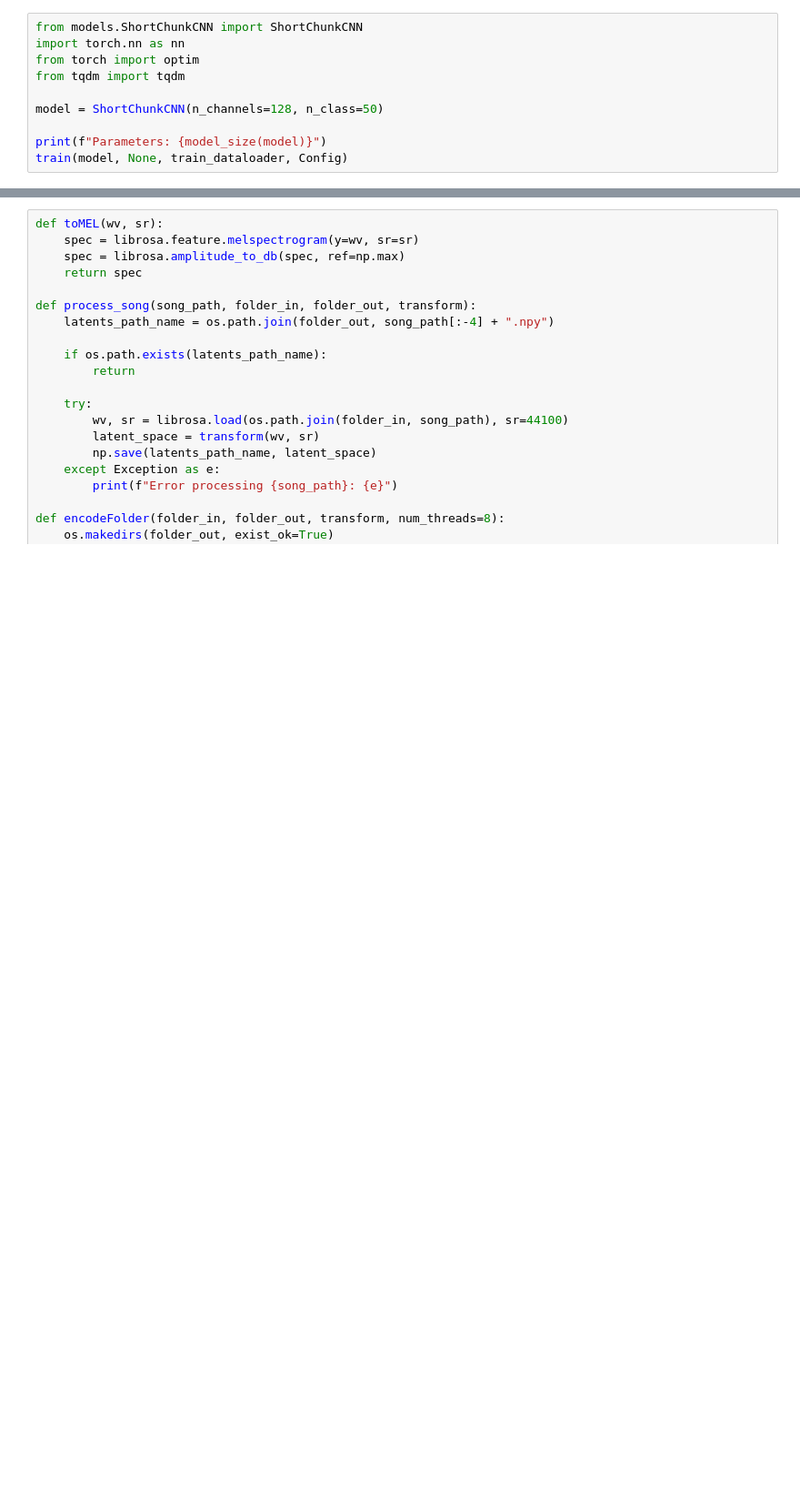
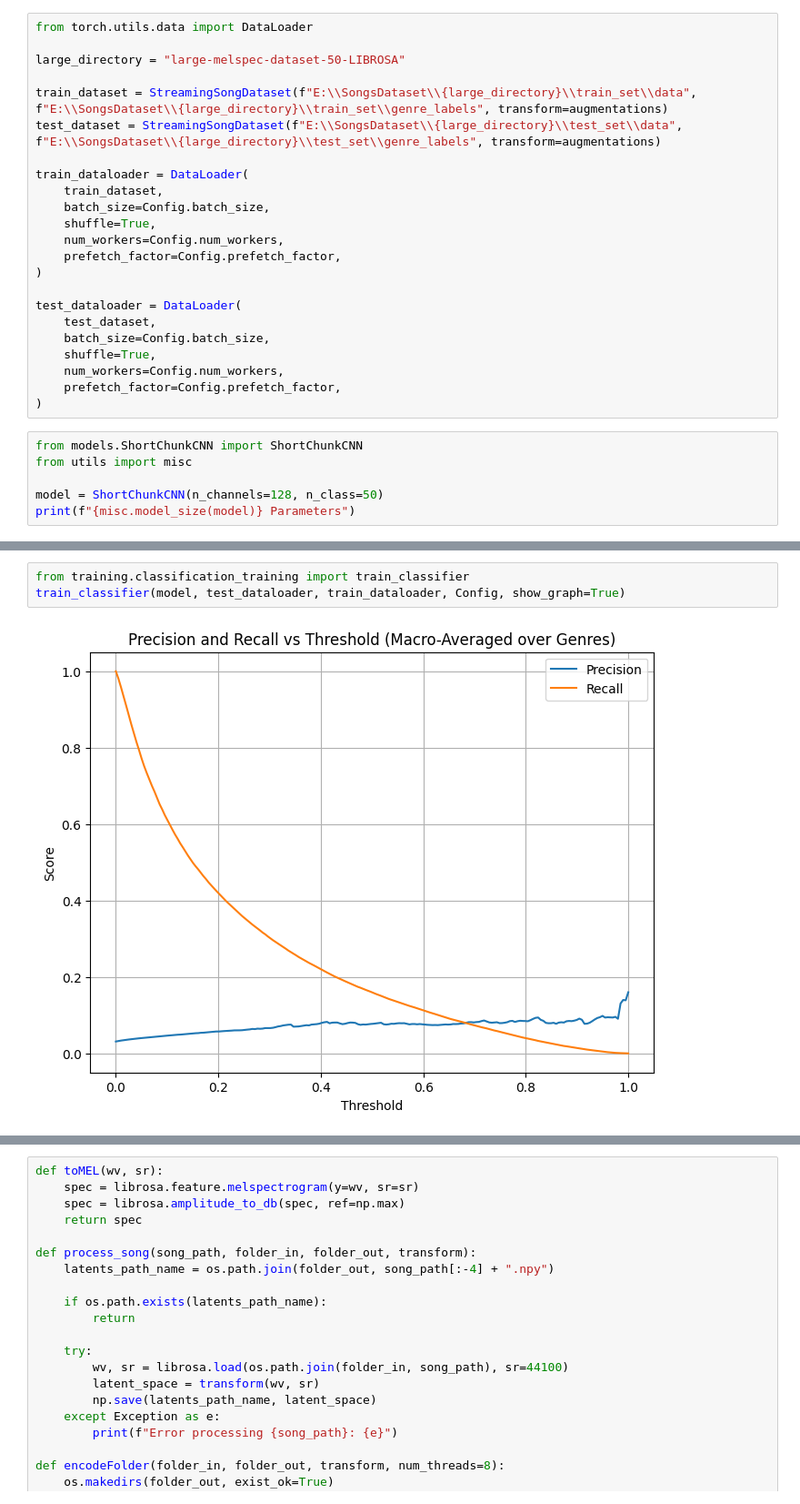
Before and after one commit to Gorp5/ContrastiveMusicLearning, a Jupyter notebook: src/Classification.ipynb, the cells around one changed output, grey strips where cells are left out. Shown at 91% size. Cells and saved outputs as stored; diff of their text form; blank space fills up the shorter version.

```diff
--- a/src/Classification.ipynb
+++ b/src/Classification.ipynb
@@ -145,10 +62,29 @@ def model_size(model):
+# %%
+from torch.utils.data import DataLoader
+
+large_directory = "large-melspec-dataset-50-LIBROSA"
+
+train_dataset = StreamingSongDataset(f"E:\\SongsDataset\\{large_directory}\\train_set\\data", f"E:\\SongsDataset\\{large_directory}\\train_set\\genre_labels", transform=augmentations)
+test_dataset = StreamingSongDataset(f"E:\\SongsDataset\\{large_directory}\\test_set\\data", f"E:\\SongsDataset\\{large_directory}\\test_set\\genre_labels", transform=augmentations)
+
+train_dataloader = DataLoader(
+    train_dataset,
+    batch_size=Config.batch_size,
+    shuffle=True,
+    num_workers=Config.num_workers,
+    prefetch_factor=Config.prefetch_factor,
+)
+
+test_dataloader = DataLoader(
+    test_dataset,
+    batch_size=Config.batch_size,
+    shuffle=True,
+    num_workers=Config.num_workers,
+    prefetch_factor=Config.prefetch_factor,
+)
 # %%
 from models.ShortChunkCNN import ShortChunkCNN
-import torch.nn as nn
-from torch import optim
-from tqdm import tqdm
+from utils import misc
 
 model = ShortChunkCNN(n_channels=128, n_class=50)
-
-print(f"Parameters: {model_size(model)}")
-train(model, None, train_dataloader, Config)
+print(f"{misc.model_size(model)} Parameters")
@@ -154,0 +93,5 @@ train(model, None, train_dataloader, Config)
+# %%
+from training.classification_training import train_classifier
+train_classifier(model, test_dataloader, train_dataloader, Config, show_graph=True)
+# %% [output]
+[figure, added]
```
Also changed, not shown: parts of 19 cells of this notebook, 10 other files.
